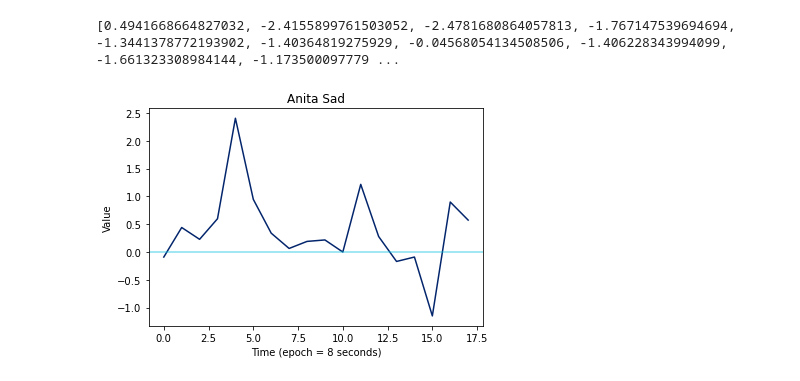
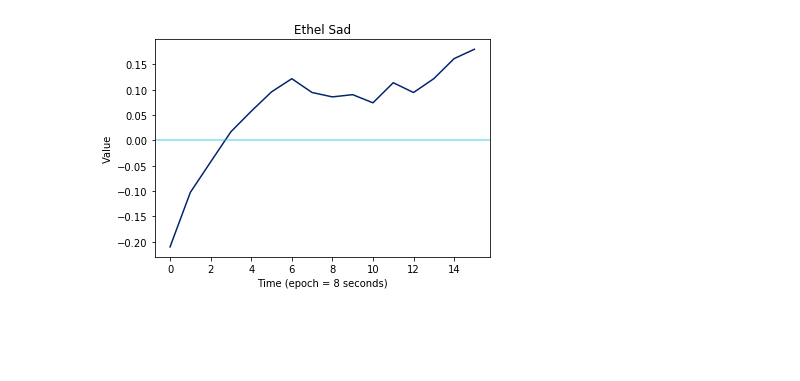
Before and after one commit to Brain-i-hacks/BrainiBeats, a Jupyter notebook: BrainEmotion.ipynb, the cells around one changed output. Cells and saved outputs as stored; diff of their text form; code cells hidden in the pictures; blank space fills up the shorter version.

Commit message:
Fixed weird plot error, also normalization

```diff
--- a/BrainEmotion.ipynb
+++ b/BrainEmotion.ipynb
@@ -8,5 +9,5 @@ os.chdir('C:\\Users\\anita\\OneDrive\\Bureaublad\\Anita\'s stuff II\\Tilburg uni
 # %%
-path = 'C:\\Users\\anita\\OneDrive\\Bureaublad\\Anita\'s stuff II\\Tilburg university\\Brainihacks\\CHI 2023\\emotunz\\sadanita\\5.csv'
+path = 'C:\\Users\\Gebruiker\\Desktop\\Rotzooi begint hier\\uvt\\Brainihacks\\emotunz\\sadethel\\5.csv'
 
 
 with open(path) as file:
@@ -29,21 +30,21 @@ F4 = []
 
 for i in range(len(eeg)):
     if count == 0:
-        Fz.append(eeg[i])
+        Fz.append(float(eeg[i]))
     elif count == 1:
-        C3.append(eeg[i])
+        C3.append(float(eeg[i]))
     elif count == 2:
-        Cz.append(eeg[i])
+        Cz.append(float(eeg[i]))
     elif count ==3:
-        C4.append(eeg[i])
+        C4.append(float(eeg[i]))
     elif count == 4:
-        Pz.append(eeg[i])
+        Pz.append(float(eeg[i]))
     elif count == 5:
-        F3.append(eeg[i])
+        F3.append(float(eeg[i]))
     elif count == 6:
-        POz.append(eeg[i])
+        POz.append(float(eeg[i]))
     elif count ==7:
-        F4.append(eeg[i])
+        F4.append(float(eeg[i]))
     count += 1
     if count == 8:
         count = 0
@@ -66,0 +61,19 @@ rawEEG
+# %%
+from sklearn import preprocessing
+
+def scaleChannel(arr):
+
+    reshaped_arr = arr.reshape(-1, 1)
+    #scaler = preprocessing.StandardScaler().fit(X_train)
+    scaler = preprocessing.MinMaxScaler()
+    scaler = scaler.fit(reshaped_arr)
+    channel_scaled = scaler.transform(reshaped_arr)
+    return channel_scaled
+
+# Checking reconstruction
+#X_rec = scaler.inverse_transform(X_scaled)
+
+F3Channel = np.array(rawEEG['F3'][500:])
+F3Scaled = scaleChannel(F3Channel)
+F4Channel = np.array(rawEEG['F4'][500:])
+F4Scaled = scaleChannel(F4Channel)
@@ -98,20 +119,16 @@ def FrontalAlphaAsymmetry(left, right):
 
     return epochs
 
-FAA = FrontalAlphaAsymmetry(rawEEG['C3'], rawEEG['C4'])
+FAA = FrontalAlphaAsymmetry(F3Scaled, F4Scaled)
-# %%
-print(FAA)
-# %% [output]
-[0.4941668664827032, -2.4155899761503052, -2.4781680864057813, -1.767147539694694, -1.3441378772193902, -1.40364819275929, -0.04568054134508506, -1.406228343994099, -1.661323308984144, -1.173500097779 ...
 # %%
 plt.plot(FAA, color = '#03256C')
-plt.title('Anita Sad')
+plt.title('Ethel Sad')
 plt.xlabel('Time (epoch = 8 seconds)')
 plt.ylabel('Value')
 
 
 plt.axhline(y = 0, color = '#06BEE1', alpha = 0.5)
 
-plt.savefig('FAA Plot Anita Sad', dpi=300)
+plt.savefig('FAA Plot Ethel Sad', dpi=300)
 # %% [output]
-[figure, old version]
+[figure, new version]
```
Also changed, not shown: parts of 3 cells of this notebook.
